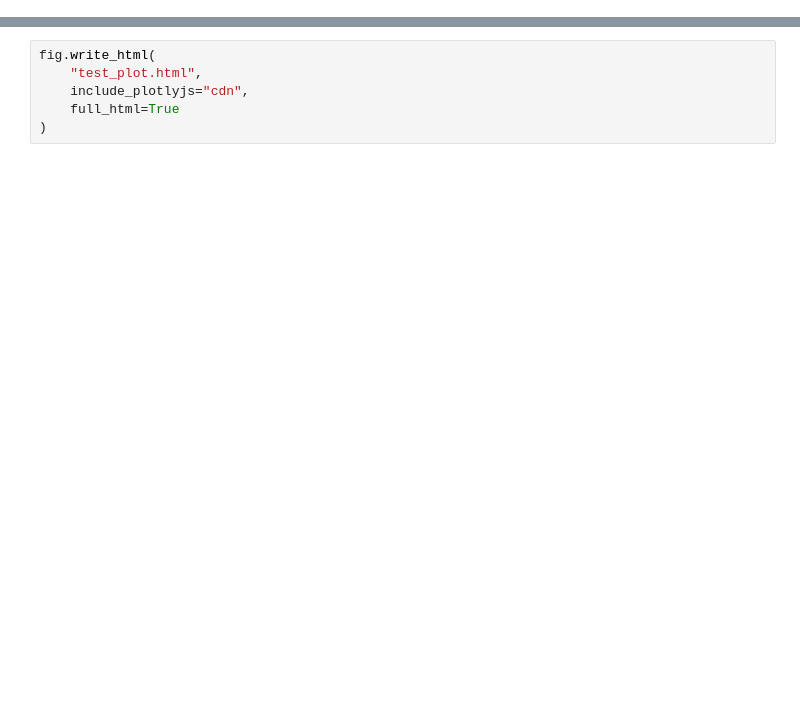
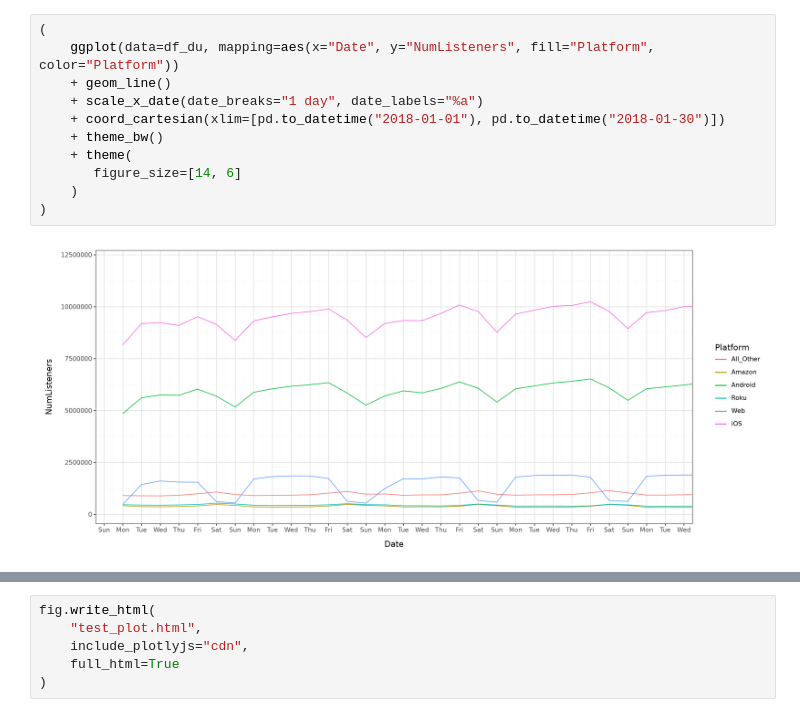
Before and after one commit to dancking/listener_retention_analysis, a Jupyter notebook: notebook.ipynb, the cells around one changed output, grey strips where cells are left out. Cells and saved outputs as stored; diff of their text form; blank space fills up the shorter version.

```diff
--- a/notebook.ipynb
+++ b/notebook.ipynb
@@ -6,0 +79,13 @@ df = pl.read_csv("Data/Monthly_Listeners.txt", separator="\t")
+# %%
+(
+    ggplot(data=df_du, mapping=aes(x="Date", y="NumListeners", fill="Platform", color="Platform"))
+    + geom_line()
+    + scale_x_date(date_breaks="1 day", date_labels="%a")
+    + coord_cartesian(xlim=[pd.to_datetime("2018-01-01"), pd.to_datetime("2018-01-30")])
+    + theme_bw()
+    + theme(
+       figure_size=[14, 6]
+    )
+)
+# %% [output]
+[figure, added]
```
Also changed, not shown: parts of 5 cells of this notebook, 5 other files.
